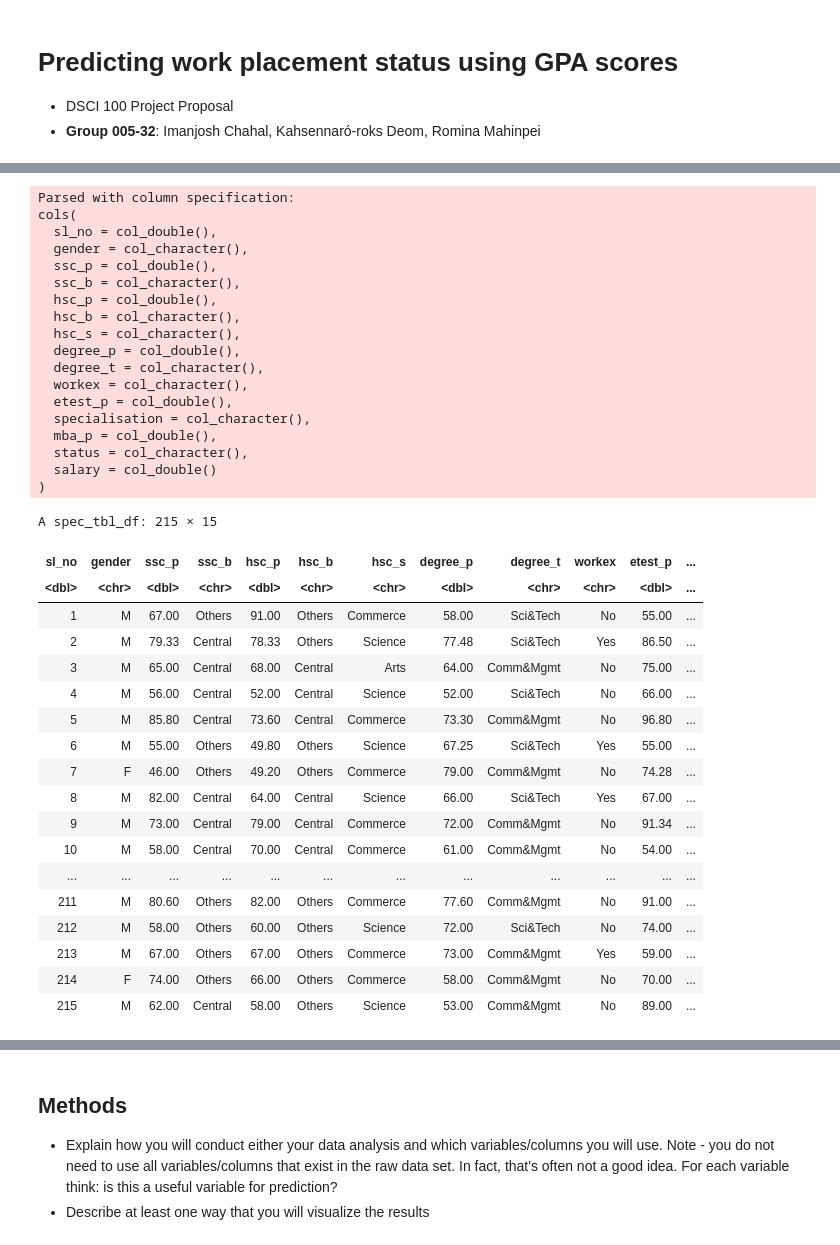
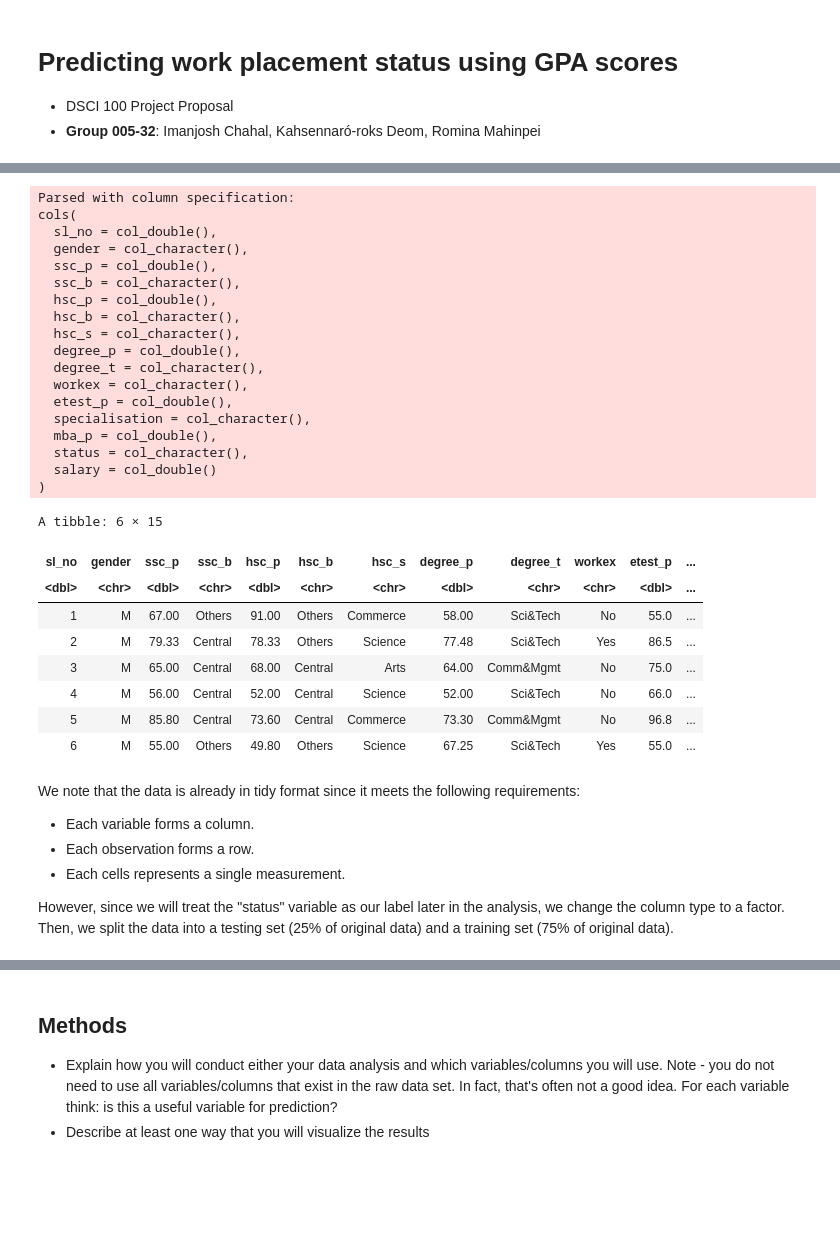
Before and after one commit to rmahinpei/dsci100-project, a Jupyter notebook: project-proposal.ipynb, the cells around one changed output, grey strips where cells are left out. Saved outputs shown, nothing was run; the diff lists cells and outputs as text; code cells hidden in the pictures; blank space fills up the shorter version.

```diff
--- a/project-proposal.ipynb
+++ b/project-proposal.ipynb
@@ -22,45 +34,40 @@ library(repr)
 # %%
 # load data
-url <- "https://raw.githubusercontent.com/DG1606/CMS-R-2020/7f00d6b5e20d99a933c582d8b544fc4d04528462/Placement_Data_Full_Class.csv"
-data <- read_csv(url)
-# treat status as a factor
-data <- mutate(work_data, status = as_factor(status))
-data
+data_url <- "https://raw.githubusercontent.com/DG1606/CMS-R-2020/7f00d6b5e20d99a933c582d8b544fc4d04528462/Placement_Data_Full_Class.csv"
+data_original <- read_csv(data_url)
+head(data_original)
 # %% [output]
 Parsed with column specification:
 cols(
   sl_no = col_double(),
   gender = col_character(),
   ssc_p = col_double(),
   ssc_b = col_character(),
   hsc_p = col_double(),
   hsc_b = col_character(),
   hsc_s = col_character(),
   degree_p = col_double(),
   degree_t = col_character(),
   workex = col_character(),
   etest_p = col_double(),
   specialisation = col_character(),
   mba_p = col_double(),
   status = col_character(),
   salary = col_double()
 )
-A spec_tbl_df: 215 × 15
+A tibble: 6 × 15
 | sl_no | gender | ssc_p | ssc_b | hsc_p | hsc_b | hsc_s | degree_p | degree_t | workex | etest_p | ... |
 | <dbl> | <chr> | <dbl> | <chr> | <dbl> | <chr> | <chr> | <dbl> | <chr> | <chr> | <dbl> | ... |
-| 1 | M | 67.00 | Others | 91.00 | Others | Commerce | 58.00 | Sci&Tech | No | 55.00 | ... |
-| 2 | M | 79.33 | Central | 78.33 | Others | Science | 77.48 | Sci&Tech | Yes | 86.50 | ... |
-| 3 | M | 65.00 | Central | 68.00 | Central | Arts | 64.00 | Comm&Mgmt | No | 75.00 | ... |
-| 4 | M | 56.00 | Central | 52.00 | Central | Science | 52.00 | Sci&Tech | No | 66.00 | ... |
-| 5 | M | 85.80 | Central | 73.60 | Central | Commerce | 73.30 | Comm&Mgmt | No | 96.80 | ... |
-| 6 | M | 55.00 | Others | 49.80 | Others | Science | 67.25 | Sci&Tech | Yes | 55.00 | ... |
-| 7 | F | 46.00 | Others | 49.20 | Others | Commerce | 79.00 | Comm&Mgmt | No | 74.28 | ... |
-| 8 | M | 82.00 | Central | 64.00 | Central | Science | 66.00 | Sci&Tech | Yes | 67.00 | ... |
-| 9 | M | 73.00 | Central | 79.00 | Central | Commerce | 72.00 | Comm&Mgmt | No | 91.34 | ... |
-| 10 | M | 58.00 | Central | 70.00 | Central | Commerce | 61.00 | Comm&Mgmt | No | 54.00 | ... |
-| ... | ... | ... | ... | ... | ... | ... | ... | ... | ... | ... | ... |
-| 211 | M | 80.60 | Others | 82.00 | Others | Commerce | 77.60 | Comm&Mgmt | No | 91.00 | ... |
-| 212 | M | 58.00 | Others | 60.00 | Others | Science | 72.00 | Sci&Tech | No | 74.00 | ... |
-| 213 | M | 67.00 | Others | 67.00 | Others | Commerce | 73.00 | Comm&Mgmt | Yes | 59.00 | ... |
-| 214 | F | 74.00 | Others | 66.00 | Others | Commerce | 58.00 | Comm&Mgmt | No | 70.00 | ... |
-| 215 | M | 62.00 | Central | 58.00 | Others | Science | 53.00 | Comm&Mgmt | No | 89.00 | ... |
+| 1 | M | 67.00 | Others | 91.00 | Others | Commerce | 58.00 | Sci&Tech | No | 55.0 | ... |
+| 2 | M | 79.33 | Central | 78.33 | Others | Science | 77.48 | Sci&Tech | Yes | 86.5 | ... |
+| 3 | M | 65.00 | Central | 68.00 | Central | Arts | 64.00 | Comm&Mgmt | No | 75.0 | ... |
+| 4 | M | 56.00 | Central | 52.00 | Central | Science | 52.00 | Sci&Tech | No | 66.0 | ... |
+| 5 | M | 85.80 | Central | 73.60 | Central | Commerce | 73.30 | Comm&Mgmt | No | 96.8 | ... |
+| 6 | M | 55.00 | Others | 49.80 | Others | Science | 67.25 | Sci&Tech | Yes | 55.0 | ... |
+# %% [markdown]
+We note that the data is already in tidy format since it meets the following requirements:
+* Each variable forms a column.
+* Each observation forms a row.
+* Each cells represents a single measurement.
+
+However, since we will treat the "status" variable as our label later in the analysis, we change the column type to a factor. Then, we split the data into a testing set (25% of original data) and a training set (75% of original data).
```
Also changed, not shown: parts of 10 cells of this notebook.
